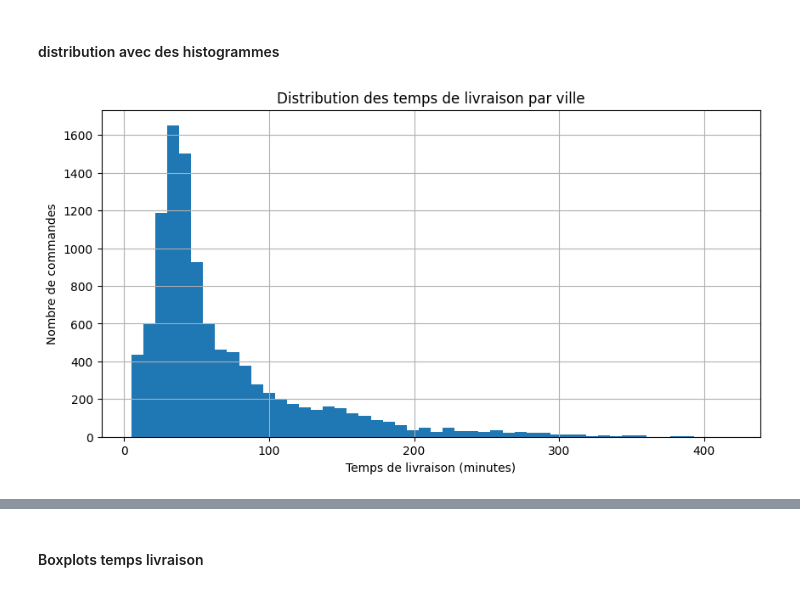
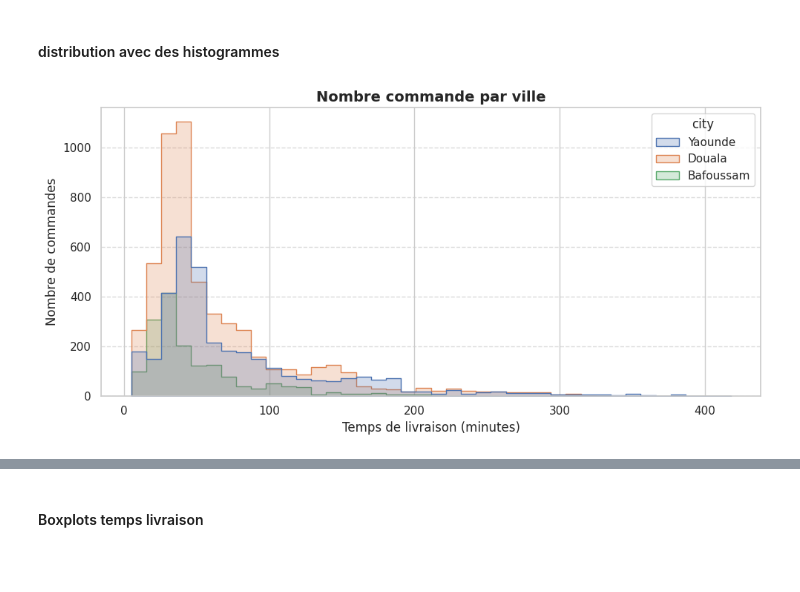
Before and after one commit to Codeur63/Projet_1-Data_IA_enginner, a Jupyter notebook: notebooks/statistics.ipynb, the cells around one changed output, grey strips where cells are left out. Saved outputs shown, nothing was run; the diff lists cells and outputs as text; code cells hidden in the pictures; blank space fills up the shorter version.

```diff
--- a/notebooks/statistics.ipynb
+++ b/notebooks/statistics.ipynb
@@ -259,11 +260,20 @@ stats_desc.round(2)
 #### distribution avec des histogrammes
 # %%
 plt.figure(figsize=(10, 5))
-orders['delivery_time_min'].hist(bins=50)
-plt.title("Distribution des temps de livraison par ville")
+sns.histplot(
+    data=orders.dropna(subset=["delivery_time_min"]),
+    x="delivery_time_min",
+    hue="city",
+    bins=40,
+    kde=False,
+    element="step"
+)
+plt.title("Nombre commande par ville", fontsize=14, fontweight='bold')
 plt.xlabel("Temps de livraison (minutes)")
 plt.ylabel("Nombre de commandes")
+plt.grid(axis='y', linestyle='--', alpha=0.7)
+plt.tight_layout()
 plt.show()
 # %% [output]
-[figure, old version]
+[figure, new version]
 # %%
```
Also changed, not shown: parts of 8 cells of this notebook, 3 other files.
